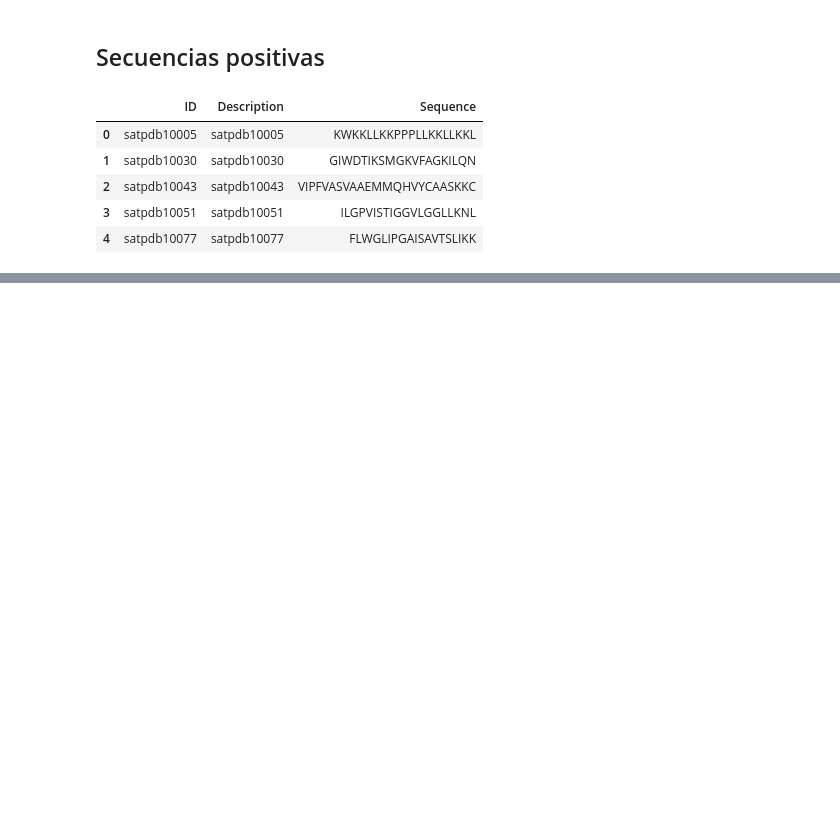
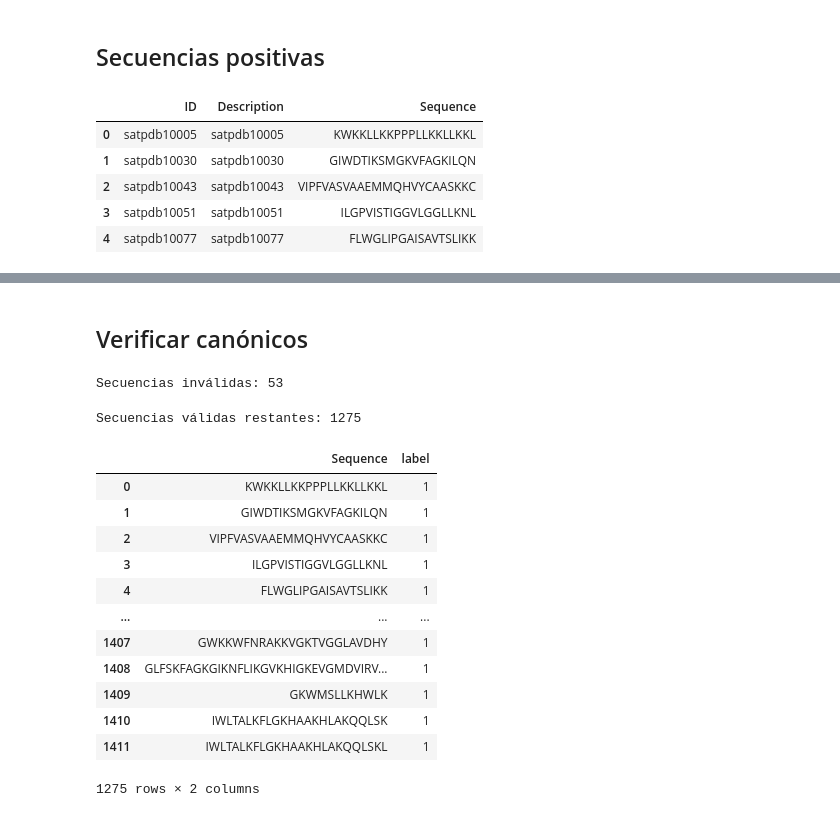
Before and after one commit to AnaLuisaIA/antifungal-peptides, a Jupyter notebook: databases/SATPdb/SATPdb.ipynb, the cells around one changed output, grey strips where cells are left out. Cells and saved outputs as stored; diff of their text form; code cells hidden in the pictures; blank space fills up the shorter version.

```diff
--- a/databases/SATPdb/SATPdb.ipynb
+++ b/databases/SATPdb/SATPdb.ipynb
@@ -71,0 +72,2 @@ pos.describe()
+# %%
+df = df.drop_duplicates().copy()
@@ -71,0 +78,34 @@ pos.describe()
+# %% [markdown]
+## Verificar canónicos
+# %%
+# Definir aminoácidos canónicos
+aminoacidos = set("ACDEFGHIKLMNPQRSTVWY")
+# %%
+# Verificar cuáles secuencias válidas
+df["is_valid"] = [set(seq).issubset(aminoacidos) for seq in df["Sequence"]]
+# %%
+no_validas = df[~df["is_valid"]]
+print("Secuencias inválidas:", len(no_validas))
+# %% [output]
+Secuencias inválidas: 53
+# %%
+df_validas = df[df["is_valid"]].drop(columns="is_valid")
+print("Secuencias válidas restantes:", len(df_validas))
+# %% [output]
+Secuencias válidas restantes: 1275
+# %%
+display(df_validas)
+# %% [output]
+|  | Sequence | label |
+| 0 | KWKKLLKKPPPLLKKLLKKL | 1 |
+| 1 | GIWDTIKSMGKVFAGKILQN | 1 |
+| 2 | VIPFVASVAAEMMQHVYCAASKKC | 1 |
+| 3 | ILGPVISTIGGVLGGLLKNL | 1 |
+| 4 | FLWGLIPGAISAVTSLIKK | 1 |
+| ... | ... | ... |
+| 1407 | GWKKWFNRAKKVGKTVGGLAVDHY | 1 |
+| 1408 | GLFSKFAGKGIKNFLIKGVKHIGKEVGMDVIRV... | 1 |
+| 1409 | GKWMSLLKHWLK | 1 |
+| 1410 | IWLTALKFLGKHAAKHLAKQQLSK | 1 |
+| 1411 | IWLTALKFLGKHAAKHLAKQQLSKL | 1 |
+1275 rows × 2 columns
```
Also changed, not shown: parts of 18 cells of this notebook, 2 other files.
